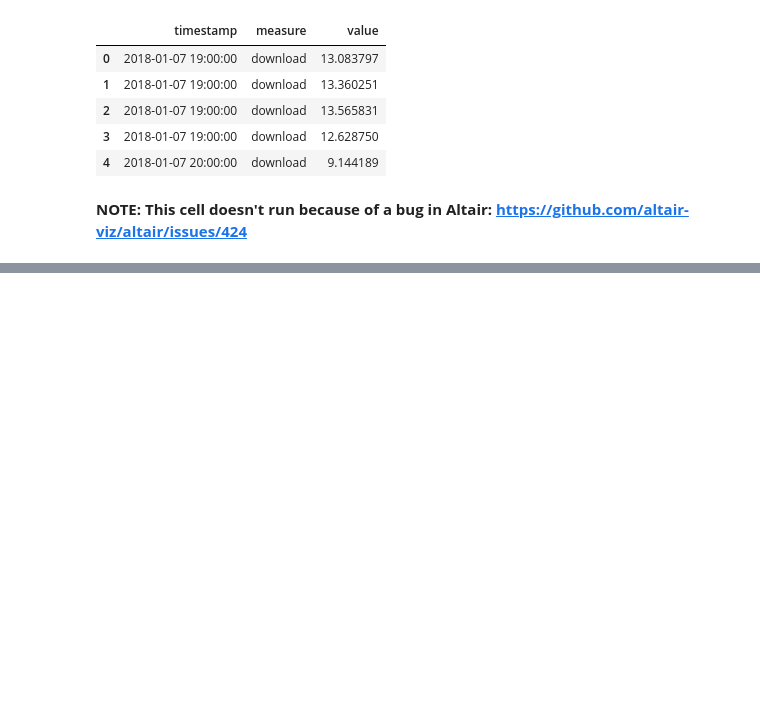
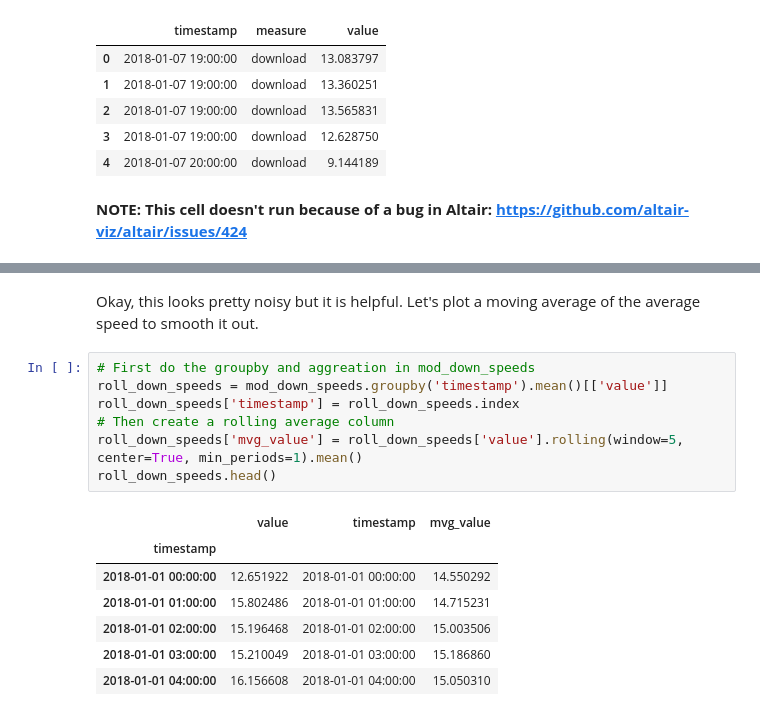
Before and after one commit to eswan18/web_speed_trends, a Jupyter notebook: web_speed_trends.ipynb, the cells around one changed output, grey strips where cells are left out. Saved outputs shown, nothing was run; the diff lists cells and outputs as text; blank space fills up the shorter version.

```diff
--- a/web_speed_trends.ipynb
+++ b/web_speed_trends.ipynb
@@ -274,0 +274,17 @@ alt.Chart(mod_down_speeds).mark_line().encode(
+# %% [markdown]
+Okay, this looks pretty noisy but it is helpful. Let's plot a moving average of the average speed to smooth it out.
+# %%
+# First do the groupby and aggreation in mod_down_speeds
+roll_down_speeds = mod_down_speeds.groupby('timestamp').mean()[['value']]
+roll_down_speeds['timestamp'] = roll_down_speeds.index
+# Then create a rolling average column
+roll_down_speeds['mvg_value'] = roll_down_speeds['value'].rolling(window=5, center=True, min_periods=1).mean()
+roll_down_speeds.head()
+# %% [output]
+|  | value | timestamp | mvg_value |
+| timestamp |  |  |  |
+| 2018-01-01 00:00:00 | 12.651922 | 2018-01-01 00:00:00 | 14.550292 |
+| 2018-01-01 01:00:00 | 15.802486 | 2018-01-01 01:00:00 | 14.715231 |
+| 2018-01-01 02:00:00 | 15.196468 | 2018-01-01 02:00:00 | 15.003506 |
+| 2018-01-01 03:00:00 | 15.210049 | 2018-01-01 03:00:00 | 15.186860 |
+| 2018-01-01 04:00:00 | 16.156608 | 2018-01-01 04:00:00 | 15.050310 |
```
Also changed, not shown: parts of 5 cells of this notebook.
